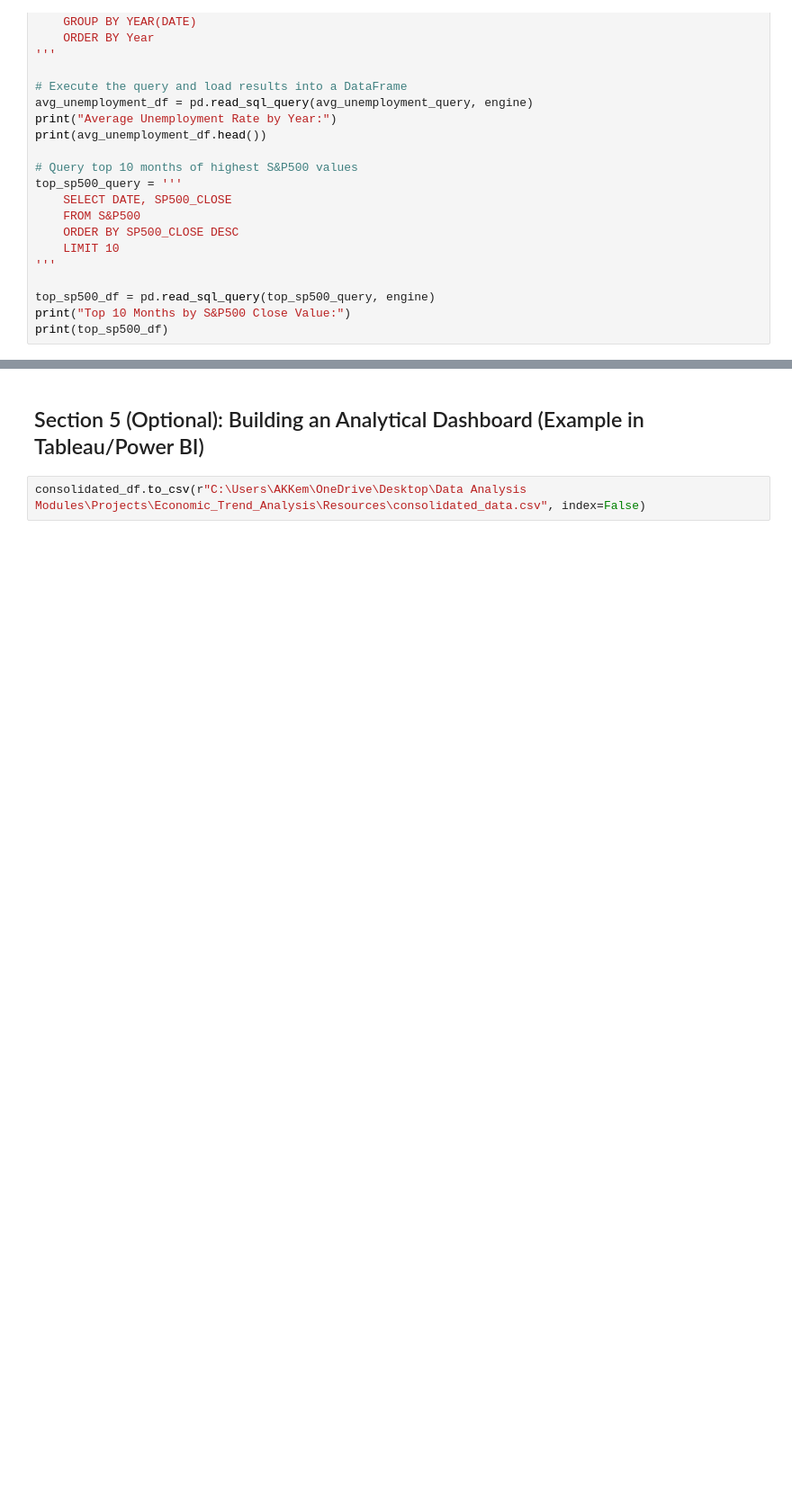
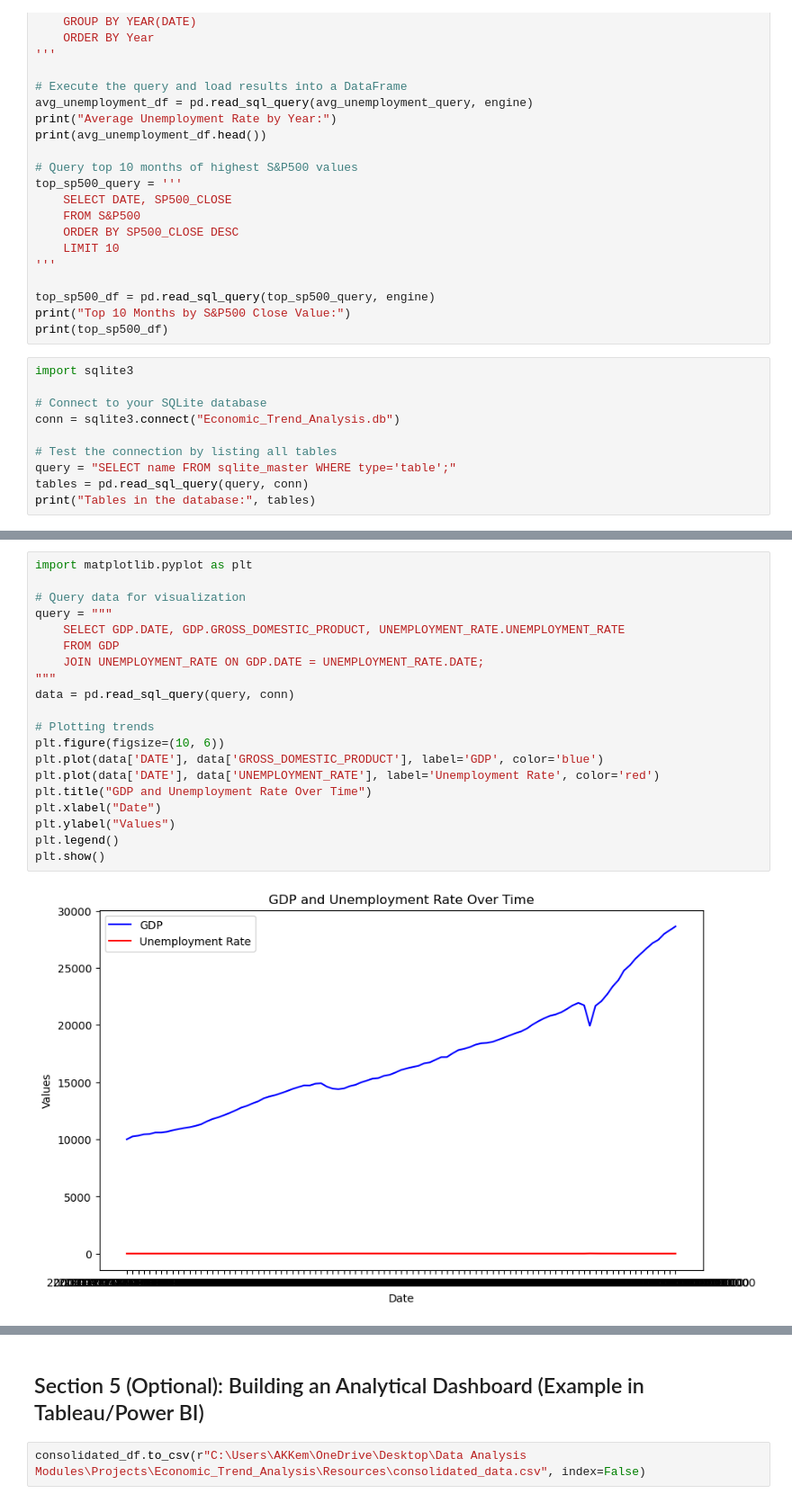
Before and after one commit to Akemp787/Economic_Trend_Analysis, a Jupyter notebook: Economic Trend Analysis 2000-2024.ipynb, the cells around one changed output, grey strips where cells are left out. Shown at 90% size. Saved outputs shown, nothing was run; the diff lists cells and outputs as text; blank space fills up the shorter version.

Commit message:
SQLite Database Made

```diff
--- a/Economic Trend Analysis 2000-2024.ipynb
+++ b/Economic Trend Analysis 2000-2024.ipynb
@@ -377,3 +403,13 @@ top_sp500_query = '''
 top_sp500_df = pd.read_sql_query(top_sp500_query, engine)
 print("Top 10 Months by S&P500 Close Value:")
 print(top_sp500_df)
+# %%
+import sqlite3
+
+# Connect to your SQLite database
+conn = sqlite3.connect("Economic_Trend_Analysis.db")
+
+# Test the connection by listing all tables
+query = "SELECT name FROM sqlite_master WHERE type='table';"
+tables = pd.read_sql_query(query, conn)
+print("Tables in the database:", tables)
@@ -379,0 +436,22 @@ print(top_sp500_df)
+# %%
+import matplotlib.pyplot as plt
+
+# Query data for visualization
+query = """
+    SELECT GDP.DATE, GDP.GROSS_DOMESTIC_PRODUCT, UNEMPLOYMENT_RATE.UNEMPLOYMENT_RATE
+    FROM GDP
+    JOIN UNEMPLOYMENT_RATE ON GDP.DATE = UNEMPLOYMENT_RATE.DATE;
+"""
+data = pd.read_sql_query(query, conn)
+
+# Plotting trends
+plt.figure(figsize=(10, 6))
+plt.plot(data['DATE'], data['GROSS_DOMESTIC_PRODUCT'], label='GDP', color='blue')
+plt.plot(data['DATE'], data['UNEMPLOYMENT_RATE'], label='Unemployment Rate', color='red')
+plt.title("GDP and Unemployment Rate Over Time")
+plt.xlabel("Date")
+plt.ylabel("Values")
+plt.legend()
+plt.show()
+# %% [output]
+[figure, added]
```
Also changed, not shown: parts of 10 cells of this notebook, 2 other files.
